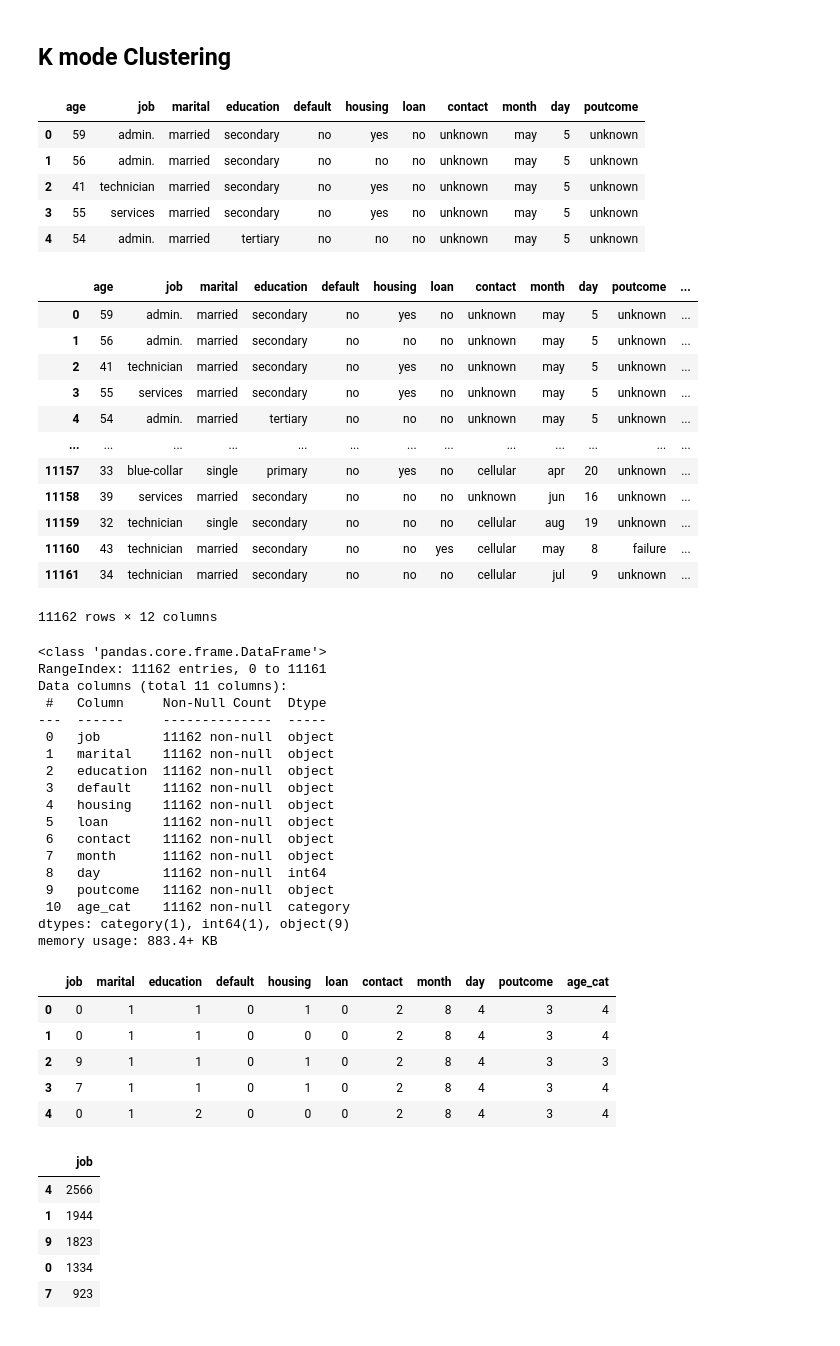
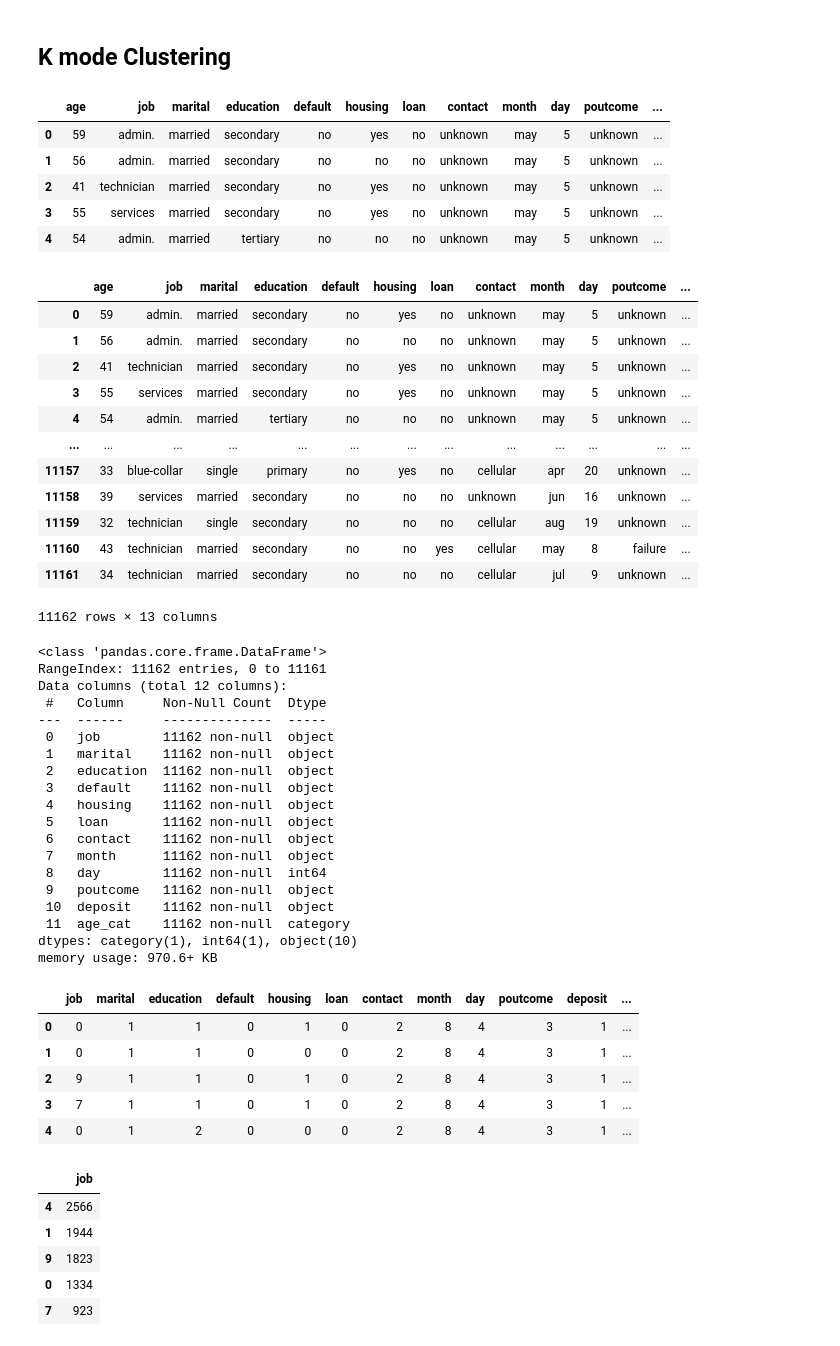
Before and after one commit to Suriya6744/bsc_dpdm22, a Jupyter notebook: Project.ipynb, the cells around one changed output. Saved outputs shown, nothing was run; the diff lists cells and outputs as text; code cells hidden in the pictures.

```diff
--- a/Project.ipynb
+++ b/Project.ipynb
@@ -1509,15 +1341,15 @@ Silhouette Score: 0.7425546511131831
 ## K mode Clustering
 # %%
 data = pd.read_csv('/content/drive/MyDrive/DPDM/Project/bank.csv')
-bank_cust = data[['age','job', 'marital', 'education', 'default', 'housing', 'loan','contact','month','day','poutcome']]
+bank_cust = data[['age','job', 'marital', 'education', 'default', 'housing', 'loan','contact','month','day','poutcome','deposit']]
 bank_cust.head()
 # %% [output]
-|  | age | job | marital | education | default | housing | loan | contact | month | day | poutcome |
-| 0 | 59 | admin. | married | secondary | no | yes | no | unknown | may | 5 | unknown |
-| 1 | 56 | admin. | married | secondary | no | no | no | unknown | may | 5 | unknown |
-| 2 | 41 | technician | married | secondary | no | yes | no | unknown | may | 5 | unknown |
-| 3 | 55 | services | married | secondary | no | yes | no | unknown | may | 5 | unknown |
-| 4 | 54 | admin. | married | tertiary | no | no | no | unknown | may | 5 | unknown |
+|  | age | job | marital | education | default | housing | loan | contact | month | day | poutcome | ... |
+| 0 | 59 | admin. | married | secondary | no | yes | no | unknown | may | 5 | unknown | ... |
+| 1 | 56 | admin. | married | secondary | no | no | no | unknown | may | 5 | unknown | ... |
+| 2 | 41 | technician | married | secondary | no | yes | no | unknown | may | 5 | unknown | ... |
+| 3 | 55 | services | married | secondary | no | yes | no | unknown | may | 5 | unknown | ... |
+| 4 | 54 | admin. | married | tertiary | no | no | no | unknown | may | 5 | unknown | ... |
 # %%
 bank_cust['age_cat'] = pd.cut(bank_cust['age'], [0, 20, 30, 40, 50, 60, 70, 80, 90, 100],
                               labels=['0-20', '20-30', '30-40', '40-50','50-60','60-70','70-80', '80-90','90-100'])
@@ -1536,7 +1368,7 @@ bank_cust
 | 11159 | 32 | technician | single | secondary | no | no | no | cellular | aug | 19 | unknown | ... |
 | 11160 | 43 | technician | married | secondary | no | no | yes | cellular | may | 8 | failure | ... |
 | 11161 | 34 | technician | married | secondary | no | no | no | cellular | jul | 9 | unknown | ... |
-11162 rows × 12 columns
+11162 rows × 13 columns
 # %%
 bank_cust  = bank_cust.drop('age',axis = 1)
 # %%
@@ -1544,7 +1376,7 @@ bank_cust.info()
 # %% [output]
 <class 'pandas.core.frame.DataFrame'>
 RangeIndex: 11162 entries, 0 to 11161
-Data columns (total 11 columns):
+Data columns (total 12 columns):
  #   Column     Non-Null Count  Dtype
 ---  ------     --------------  -----
  0   job        11162 non-null  object
@@ -1557,21 +1389,22 @@ Data columns (total 11 columns):
  7   month      11162 non-null  object
  8   day        11162 non-null  int64
  9   poutcome   11162 non-null  object
- 10  age_cat    11162 non-null  category
-dtypes: category(1), int64(1), object(9)
-memory usage: 883.4+ KB
+ 10  deposit    11162 non-null  object
+ 11  age_cat    11162 non-null  category
+dtypes: category(1), int64(1), object(10)
+memory usage: 970.6+ KB
 # %%
 from sklearn import preprocessing
 le = preprocessing.LabelEncoder()
 bank_cust = bank_cust.apply(le.fit_transform)
 bank_cust.head()
 # %% [output]
-|  | job | marital | education | default | housing | loan | contact | month | day | poutcome | age_cat |
-| 0 | 0 | 1 | 1 | 0 | 1 | 0 | 2 | 8 | 4 | 3 | 4 |
-| 1 | 0 | 1 | 1 | 0 | 0 | 0 | 2 | 8 | 4 | 3 | 4 |
-| 2 | 9 | 1 | 1 | 0 | 1 | 0 | 2 | 8 | 4 | 3 | 3 |
-| 3 | 7 | 1 | 1 | 0 | 1 | 0 | 2 | 8 | 4 | 3 | 4 |
-| 4 | 0 | 1 | 2 | 0 | 0 | 0 | 2 | 8 | 4 | 3 | 4 |
+|  | job | marital | education | default | housing | loan | contact | month | day | poutcome | deposit | ... |
+| 0 | 0 | 1 | 1 | 0 | 1 | 0 | 2 | 8 | 4 | 3 | 1 | ... |
+| 1 | 0 | 1 | 1 | 0 | 0 | 0 | 2 | 8 | 4 | 3 | 1 | ... |
+| 2 | 9 | 1 | 1 | 0 | 1 | 0 | 2 | 8 | 4 | 3 | 1 | ... |
+| 3 | 7 | 1 | 1 | 0 | 1 | 0 | 2 | 8 | 4 | 3 | 1 | ... |
+| 4 | 0 | 1 | 2 | 0 | 0 | 0 | 2 | 8 | 4 | 3 | 1 | ... |
 # %%
 # Checking the count per category
 job_df = pd.DataFrame(bank_cust['job'].value_counts())
```
Also changed, not shown: parts of 61 cells of this notebook.
